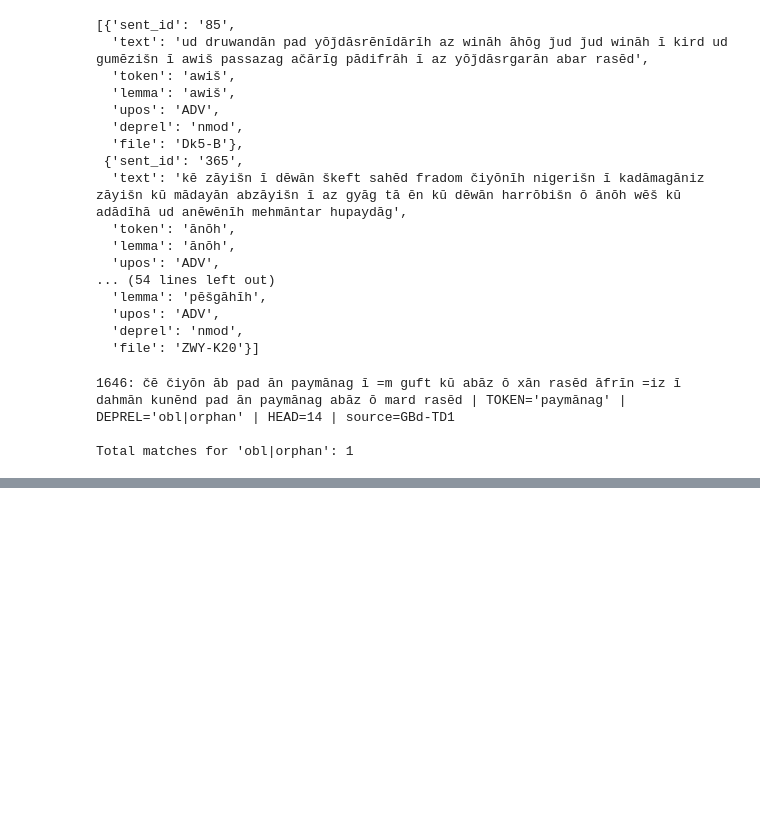
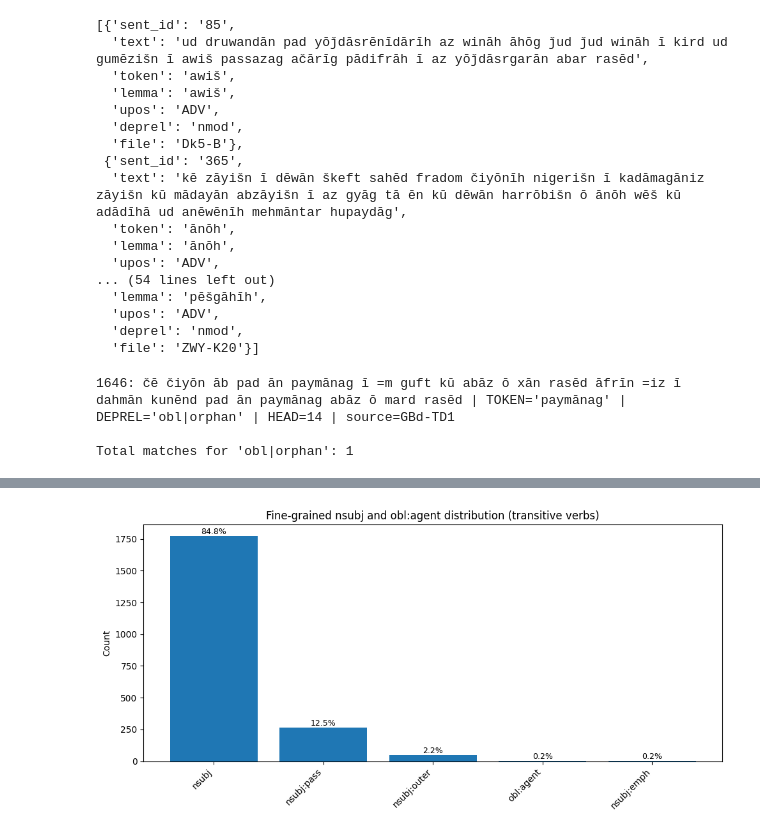
Before and after one commit to RahaaMusavi/MP-Quantitaitve-Syntax, a Jupyter notebook: queries-for-np1.ipynb, the cells around one changed output, grey strips where cells are left out. Cells and saved outputs as stored; diff of their text form; code cells hidden in the pictures; blank space fills up the shorter version.

```diff
--- a/queries-for-np1.ipynb
+++ b/queries-for-np1.ipynb
@@ -885,0 +1034,99 @@ Total matches for 'obl|orphan': 1
+# %%
+def parse_feats(feats):
+    if not feats or feats == "_":
+        return {}
+
+    if isinstance(feats, dict):
+        return feats
+
+    out = {}
+    for item in str(feats).split("|"):
+        if "=" in item:
+            k, v = item.split("=", 1)
+            out[k] = v
+    return out
+
+
+def plot_fine_subjects_objects(corpus):
+    from collections import defaultdict
+    import matplotlib.pyplot as plt
+    import numpy as np
+
+    counts = defaultdict(int)
+
+    # =========================
+    # COLLECT DATA
+    # =========================
+    for sent in corpus:
+        tokens = sent.get_tokens()
+
+        for tok in tokens:
+
+            feats = parse_feats(tok.feats)
+            if feats.get("Subcat") != "Tran":
+                continue
+
+            verb_id = tok.id
+
+            for child in tokens:
+
+                if child.head != verb_id:
+                    continue
+
+                dep = normalize_deprel(child.deprel)
+                if not dep:
+                    continue
+
+                # remove weird multi labels like "nsubj|..."
+                if "|" in dep:
+                    dep = dep.split("|")[0]
+
+                # =========================
+                # RULE 1: all nsubj variants separate
+                # =========================
+                if dep.startswith("nsubj"):
+                    counts[dep] += 1
+
+                # =========================
+                # RULE 2: obl:agent separate bar
+                # =========================
+                elif dep == "obl:agent":
+                    counts["obl:agent"] += 1
+
+    # =========================
+    # SORT (optional but helpful)
+    # =========================
+    labels = sorted(counts.keys(), key=lambda x: counts[x], reverse=True)
+    values = [counts[l] for l in labels]
+
+    # =========================
+    # PLOT
+    # =========================
+    plt.figure(figsize=(10, 5))
+    bars = plt.bar(labels, values)
+
+    total = sum(values)
+
+    for bar, val in zip(bars, values):
+        pct = 100 * val / total if total > 0 else 0
+        plt.text(
+            bar.get_x() + bar.get_width()/2,
+            bar.get_height(),
+            f"{pct:.1f}%",
+            ha='center',
+            va='bottom',
+            fontsize=9
+        )
+
+    plt.xticks(rotation=45, ha='right')
+    plt.ylabel("Count")
+    plt.title("Fine-grained nsubj and obl:agent distribution (transitive verbs)")
+
+    plt.tight_layout()
+    plt.show()
+
+
+# Run
+plot_fine_subjects_objects(annotated_corpus)
+# %% [output]
+[figure, added]
```
Also changed, not shown: parts of 6 cells of this notebook.
